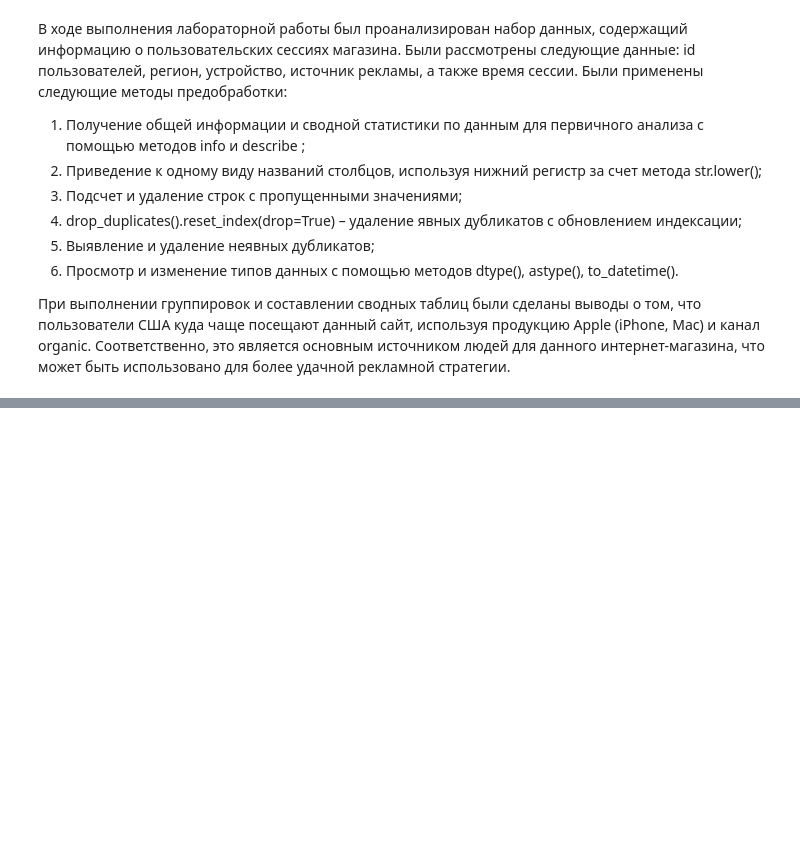
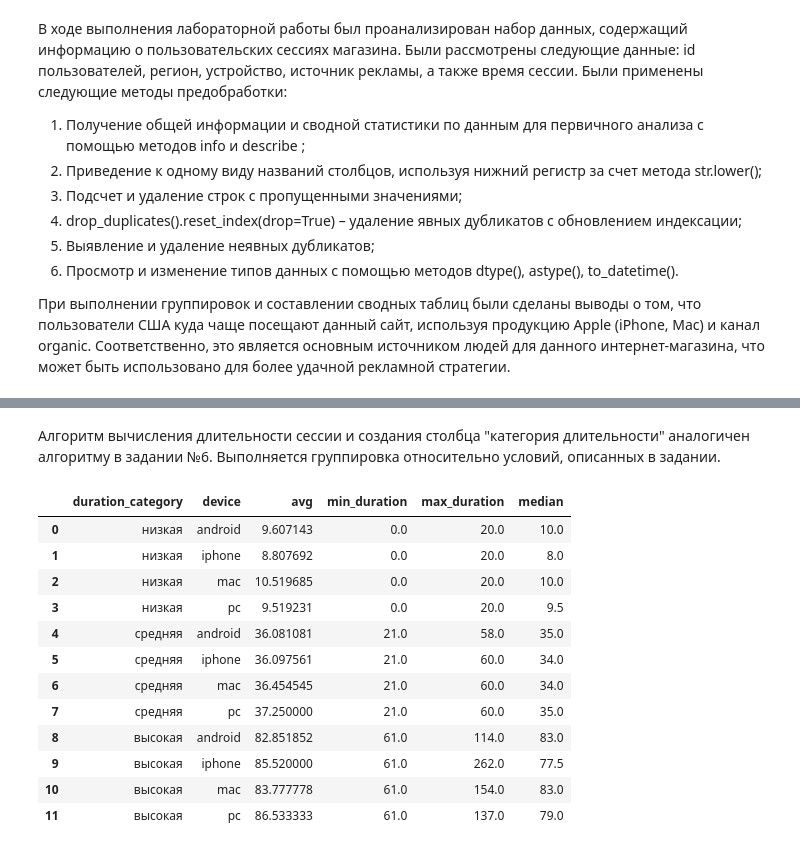
Before and after one commit to AnnLoknovskaya/AD_lab1, a Jupyter notebook: ЛР1_Локновская_6.ipynb, the cells around one changed output, grey strips where cells are left out. Drawn from its saved outputs; the diff is of its cells as text; code cells hidden in the pictures; blank space fills up the shorter version.

```diff
--- a/ЛР1_Локновская_6.ipynb
+++ b/ЛР1_Локновская_6.ipynb
@@ -447,0 +439,8 @@ df.pivot_table(index='device', columns='channel', values='user_id', aggfunc='cou
+# %%
+df['duration_minute'] = (df['session_end'] - df['session_start']).dt.total_seconds() / 60
+
+bins = [0, 20, 60, float('inf')]
+labels = ['низкая', 'средняя', 'высокая']
+df['duration_category'] = pd.cut(df['duration_minute'], bins=bins, labels=labels, include_lowest=True)
+
+df.pivot_table(index='duration_category', columns='channel', values='duration_minute', aggfunc=['mean', 'median'], observed=False)
@@ -447,0 +469,24 @@ df.pivot_table(index='device', columns='channel', values='user_id', aggfunc='cou
+# %% [markdown]
+Алгоритм вычисления длительности сессии и создания столбца "категория длительности" аналогичен алгоритму в задании №6. Выполняется группировка относительно условий, описанных в задании.
+# %%
+df['duration_minute'] = (df['session_end'] - df['session_start']).dt.total_seconds() / 60
+
+bins = [0, 20, 60, float('inf')]
+labels = ['низкая', 'средняя', 'высокая']
+df['duration_category'] = pd.cut(df['duration_minute'], bins=bins, labels=labels, include_lowest=True)
+
+df.groupby(['duration_category', 'device'], observed=False)['duration_minute'].agg(avg='mean', min_duration='min', max_duration='max', median='median').reset_index()
+# %% [output]
+|  | duration_category | device | avg | min_duration | max_duration | median |
+| 0 | низкая | android | 9.607143 | 0.0 | 20.0 | 10.0 |
+| 1 | низкая | iphone | 8.807692 | 0.0 | 20.0 | 8.0 |
+| 2 | низкая | mac | 10.519685 | 0.0 | 20.0 | 10.0 |
+| 3 | низкая | pc | 9.519231 | 0.0 | 20.0 | 9.5 |
+| 4 | средняя | android | 36.081081 | 21.0 | 58.0 | 35.0 |
+| 5 | средняя | iphone | 36.097561 | 21.0 | 60.0 | 34.0 |
+| 6 | средняя | mac | 36.454545 | 21.0 | 60.0 | 34.0 |
+| 7 | средняя | pc | 37.250000 | 21.0 | 60.0 | 35.0 |
+| 8 | высокая | android | 82.851852 | 61.0 | 114.0 | 83.0 |
+| 9 | высокая | iphone | 85.520000 | 61.0 | 262.0 | 77.5 |
+| 10 | высокая | mac | 83.777778 | 61.0 | 154.0 | 83.0 |
+| 11 | высокая | pc | 86.533333 | 61.0 | 137.0 | 79.0 |
```
Also changed, not shown: parts of 54 cells of this notebook.
